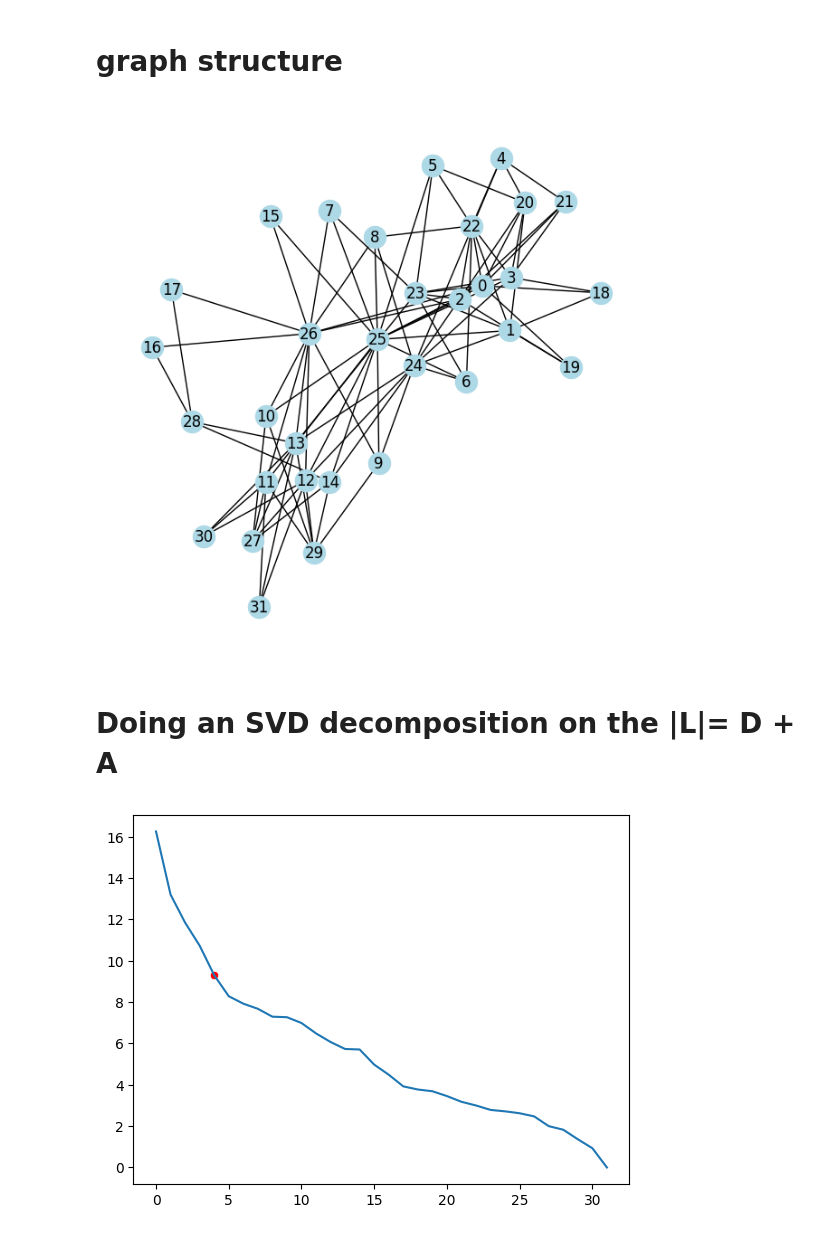
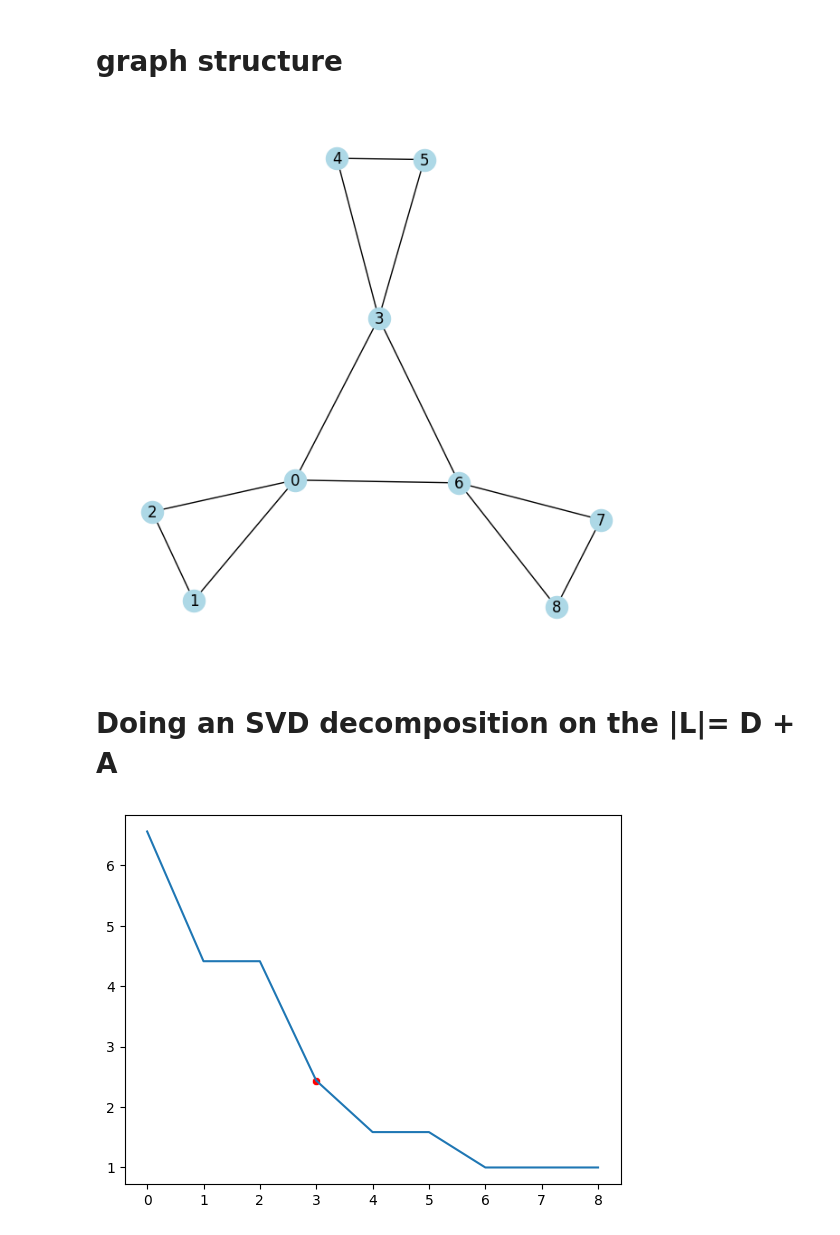
Before and after one commit to xiao278/svd_applications, a Jupyter notebook: elbow_detection_test.ipynb, the cells around one changed output. Cells and saved outputs as stored; diff of their text form; code cells hidden in the pictures.

```diff
--- a/elbow_detection_test.ipynb
+++ b/elbow_detection_test.ipynb
@@ -47,52 +47,52 @@ def draw_graph(A:np.ndarray, group_labels=None, top_nodes=None):
 #     6: [3,5],
 # }
 
-# AL = {
-#     0: [1,2,3,6],
-#     1: [0,2],
-#     2: [0,1],
-#     3: [4,5,0,6],
-#     4: [3,5],
-#     5: [3,4],
-#     6: [7,8,0,3],
-#     7: [6,8],
-#     8: [6,7]
-# }
+AL = {
+    0: [1,2,3,6],
+    1: [0,2],
+    2: [0,1],
+    3: [4,5,0,6],
+    4: [3,5],
+    5: [3,4],
+    6: [7,8,0,3],
+    7: [6,8],
+    8: [6,7]
+}
 
 # AL = {
 #     0: [1,2,3],
 #     1: [0,2,3],
 #     2: [0,1,3],
 #     3: [0,2,4,1],
 #     4: [5,7,6,3],
 #     5: [4,6,7],
 #     6: [5,7,4],
 #     7: [4,5,6],
 # }
 
 # AL = {
 #     0: [1,5],
 #     1: [0,2],
 #     2: [1,3],
 #     3: [2,4],
 #     4: [3,5],
 #     5: [4,0]
 # }
 
-AL = nx.to_dict_of_lists(nx.davis_southern_women_graph())
+# AL = nx.to_dict_of_lists(nx.davis_southern_women_graph())
 # AL = nx.to_dict_of_lists(nx.karate_club_graph())
 # AL = nx.to_dict_of_lists(nx.watts_strogatz_graph(n=100, k=6, p=0.05))
 
 # top_nodes, bottom_nodes = bipartite.sets(nx.davis_southern_women_graph())
 
 # Get the adjacency matrix as a NumPy array
 G = nx.from_dict_of_lists(AL)
 A = nx.to_numpy_array(G)
 D = np.diag(np.sum(A, axis=0)) #find the degree of each node
 m, n = A.shape
 draw_graph(A)
 # %% [output]
-[figure, old version]
+[figure, new version]
 # %% [markdown]
 # Doing an SVD decomposition on the |L|= D + A
 # %%
@@ -104,12 +104,15 @@ S = np.diag(S)
 svs = np.diag(S)
 # svs_decrease = np.abs(np.diff(svs, prepend=svs[0]))
 k = calc_elbow(svs, conf=0.6)
+U_k = U[:,0:k+1]
+S_k = S[0:k+1,0:k+1]
+V_k = V[:,0:k+1]
 sns.lineplot(svs)
 sns.scatterplot(x=[k], y=[svs[k]], color='red')
 # sns.barplot(x=list(range(len(svs_decrease))), y=svs_decrease, color='indigo')
 plt.show()
 # %% [output]
-[figure, old version]
+[figure, new version]
 # %%
 weighted_welford_example(L_ABS)
 # %% [output]
```
Also changed, not shown: parts of 5 cells of this notebook, 3 other files.
